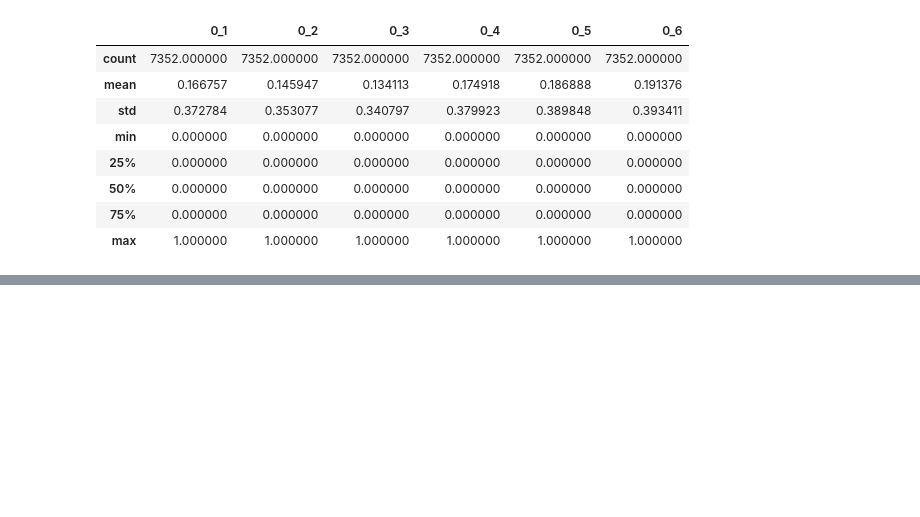
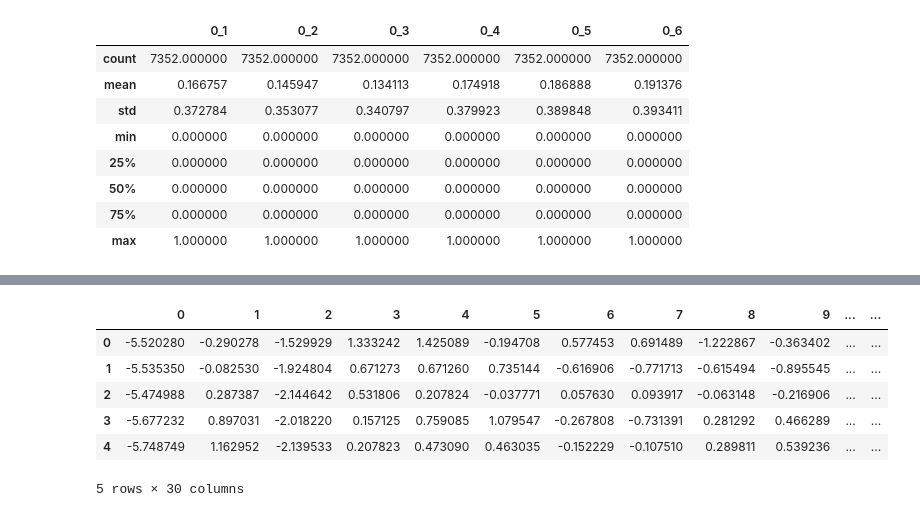
Before and after one commit to Srikar07/Kaggle_Titanic, a Jupyter notebook: Human_Acitvity/UCI solution.ipynb, the cells around one changed output, grey strips where cells are left out. Cells and saved outputs as stored; diff of their text form; code cells hidden in the pictures; blank space fills up the shorter version.

```diff
--- a/Human_Acitvity/UCI solution.ipynb
+++ b/Human_Acitvity/UCI solution.ipynb
@@ -78,0 +114,13 @@ X_train_transform = sc.fit_transform(X_train)
+# %%
+pca = PCA(n_components = 30)
+X_train_pca = pca.fit_transform(X_train)
+X_train_pca = pd.DataFrame(X_train_pca)
+pd.DataFrame(X_train_pca).head()
+# %% [output]
+|  | 0 | 1 | 2 | 3 | 4 | 5 | 6 | 7 | 8 | 9 | ... | ... |
+| 0 | -5.520280 | -0.290278 | -1.529929 | 1.333242 | 1.425089 | -0.194708 | 0.577453 | 0.691489 | -1.222867 | -0.363402 | ... | ... |
+| 1 | -5.535350 | -0.082530 | -1.924804 | 0.671273 | 0.671260 | 0.735144 | -0.616906 | -0.771713 | -0.615494 | -0.895545 | ... | ... |
+| 2 | -5.474988 | 0.287387 | -2.144642 | 0.531806 | 0.207824 | -0.037771 | 0.057630 | 0.093917 | -0.063148 | -0.216906 | ... | ... |
+| 3 | -5.677232 | 0.897031 | -2.018220 | 0.157125 | 0.759085 | 1.079547 | -0.267808 | -0.731391 | 0.281292 | 0.466289 | ... | ... |
+| 4 | -5.748749 | 1.162952 | -2.139533 | 0.207823 | 0.473090 | 0.463035 | -0.152229 | -0.107510 | 0.289811 | 0.539236 | ... | ... |
+5 rows × 30 columns
```
Also changed, not shown: parts of 11 cells of this notebook.
